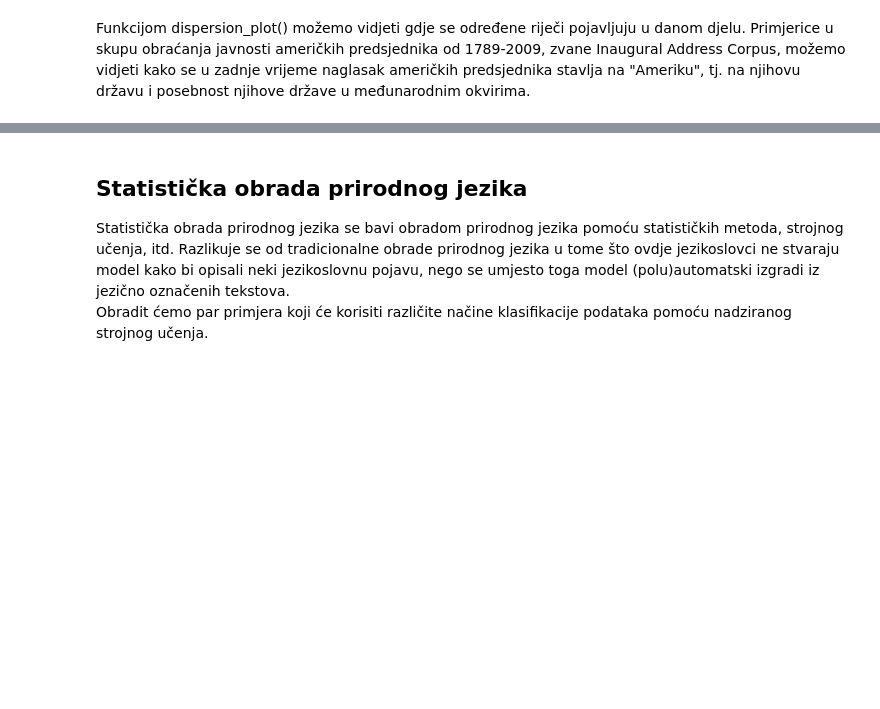
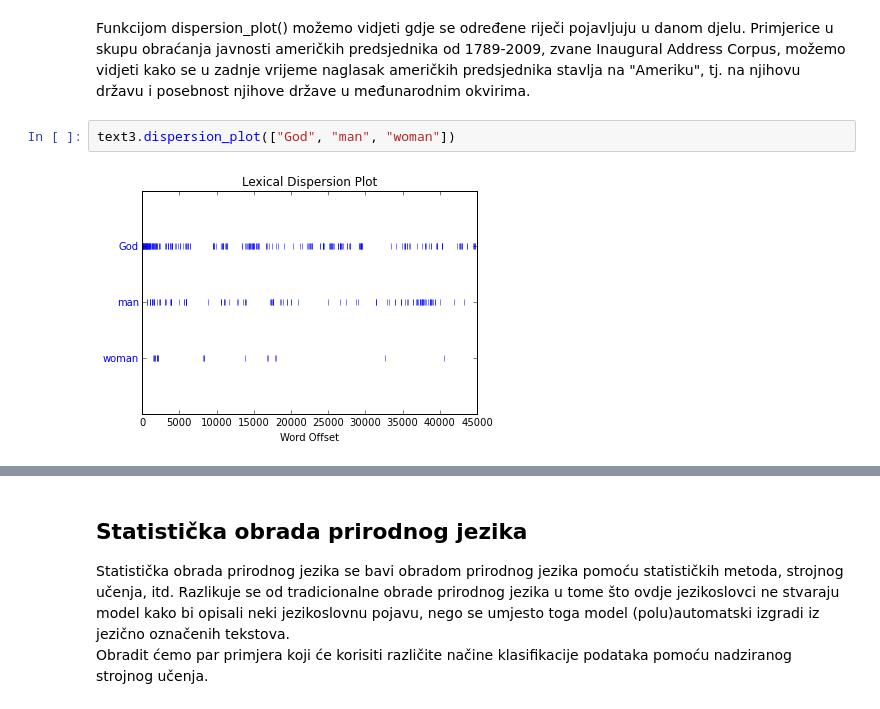
Before and after one commit to jmiletic1995/MS-repozitorij, a Jupyter notebook: Obrada prirodnog jezika.ipynb, the cells around one changed output, grey strips where cells are left out. Cells and saved outputs as stored; diff of their text form; blank space fills up the shorter version.

```diff
--- a/Obrada prirodnog jezika.ipynb
+++ b/Obrada prirodnog jezika.ipynb
@@ -78,3 +78,7 @@ text4.dispersion_plot(["citizens", "democracy", "freedom", "duties", "America"])
 [figure]
 # %% [markdown]
 Funkcijom dispersion_plot() možemo vidjeti gdje se određene riječi pojavljuju u danom djelu. Primjerice u skupu obraćanja javnosti američkih predsjednika od 1789-2009, zvane Inaugural Address Corpus, možemo vidjeti kako se u zadnje vrijeme naglasak američkih predsjednika stavlja na "Ameriku", tj. na njihovu državu i posebnost njihove države u međunarodnim okvirima.
+# %%
+text3.dispersion_plot(["God", "man", "woman"])
+# %% [output]
+[figure, added]
```
Also changed, not shown: parts of 9 cells of this notebook.
